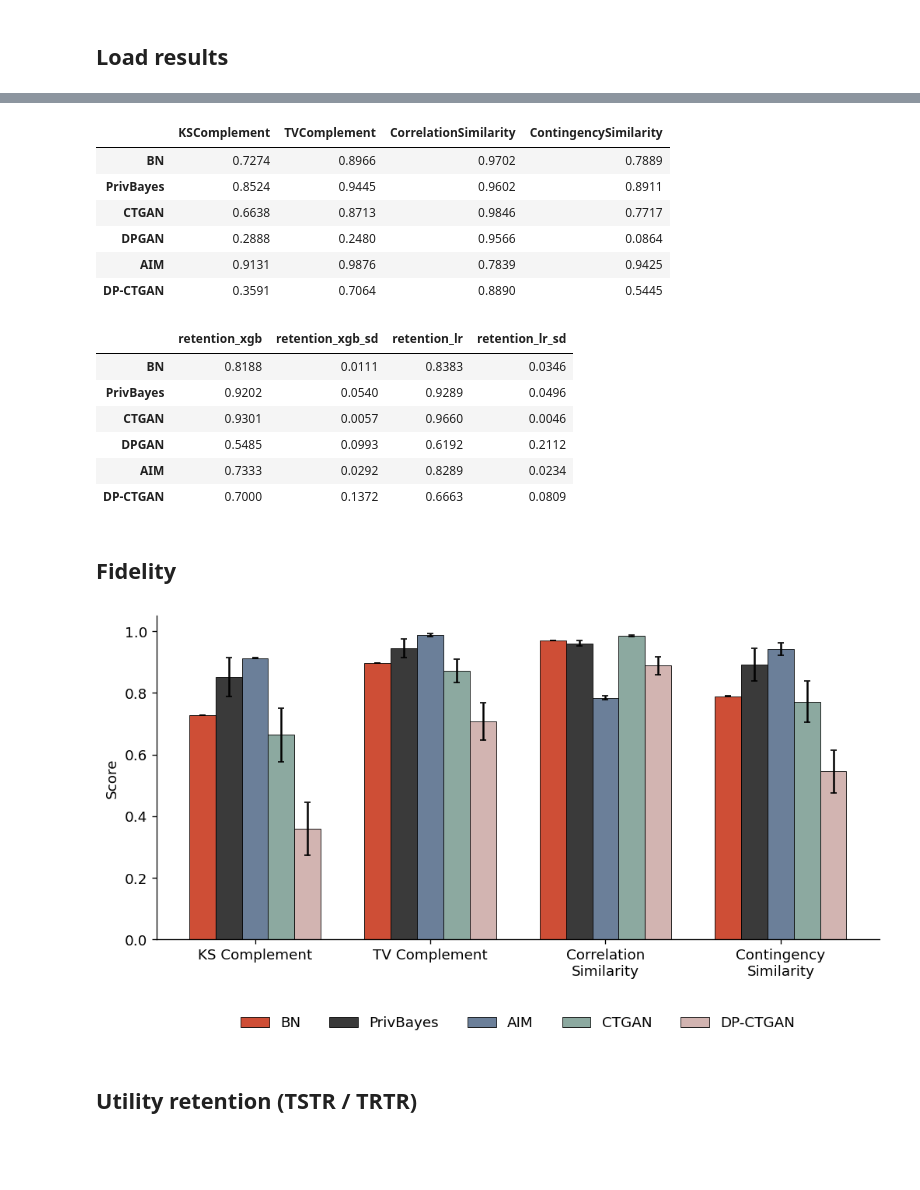
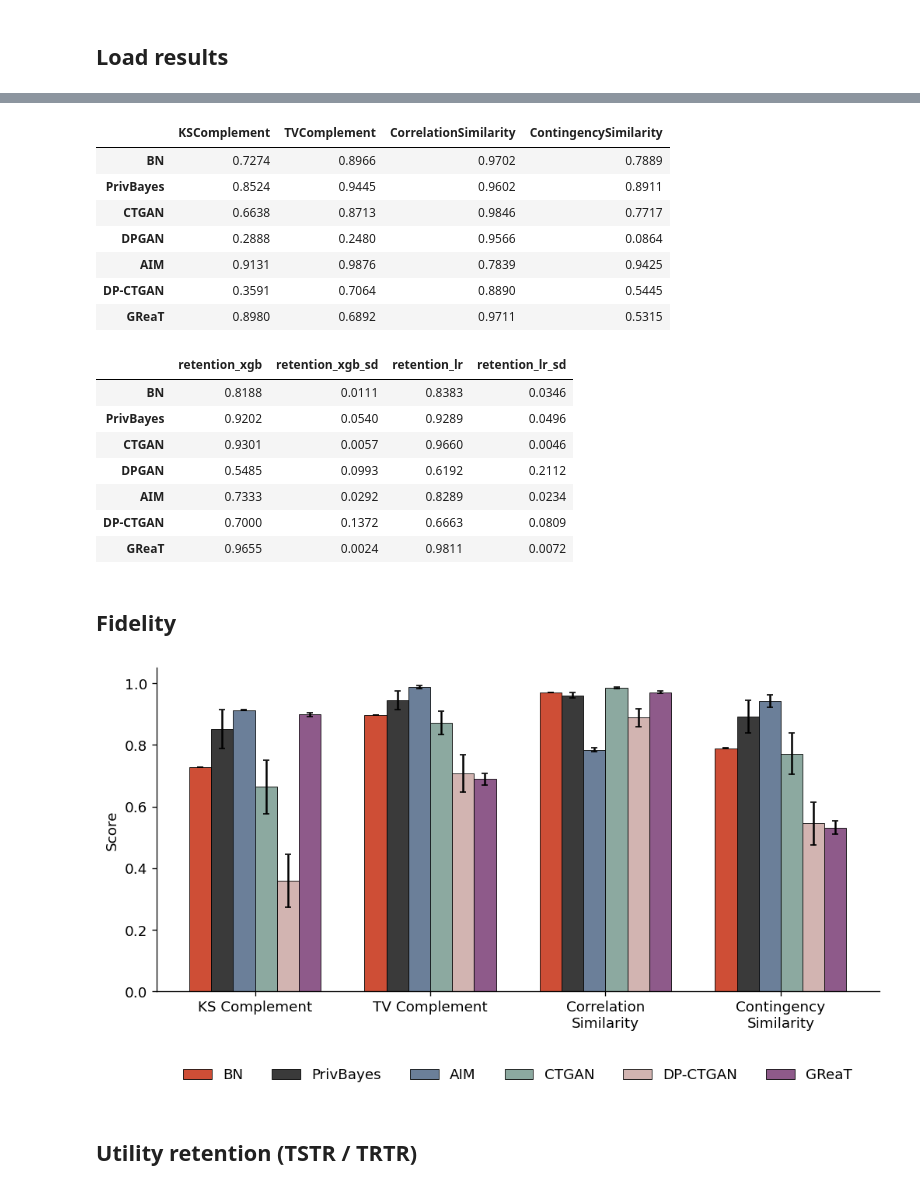
Before and after one commit to oliviapeng26/priv-sdg, a Jupyter notebook: evaluation/fidelity_utility_analysis.ipynb, the cells around one changed output, grey strips where cells are left out. Saved outputs shown, nothing was run; the diff lists cells and outputs as text; code cells hidden in the pictures; blank space fills up the shorter version.

Commit message:
feat: fidelity and utility evaluation for GReaT compared to existing generators

```diff
--- a/evaluation/fidelity_utility_analysis.ipynb
+++ b/evaluation/fidelity_utility_analysis.ipynb
@@ -36,8 +37,11 @@ ORANGE, GREY, TEAL, PINK = "#CE4E36", "#3A3A3A", "#8CA9A0", "#D2B4B1"
 # neither is the limiting pair (see palette note below).
 SLATE = "#6B7F99"
 OCHRE = "#A8763E"
+# 7th slot, GReaT (non-DP, LLM-based). Chosen by eye to sit apart from the other six; NOT
+# dE-checked like the palette note below. The fidelity legend is where identity is colour-only.
+PLUM = "#8E5A8A"
 
-METHOD_ORDER  = ['bayesian_network', 'privbayes', 'ctgan', 'dpgan', 'aim', 'dpctgan']
+METHOD_ORDER  = ['bayesian_network', 'privbayes', 'ctgan', 'dpgan', 'aim', 'dpctgan', 'great']
 METHOD_LABELS = {
     'bayesian_network': 'BN',
     'privbayes':        'PrivBayes',
@@ -45,6 +49,7 @@ METHOD_LABELS = {
     'dpgan':            'DPGAN',
     'aim':              'AIM',
     'dpctgan':          'DP-CTGAN',
+    'great':            'GReaT',
 }
 COLORS = {
     'bayesian_network': ORANGE,
@@ -53,11 +58,13 @@ COLORS = {
     'dpgan':            PINK,
     'aim':              SLATE,
     'dpctgan':          PINK,
+    'great':            PLUM,
 }
 
 # The two SmartNoise generators come from sdg/generate_smartnoise.py and are scored by
 # the same evaluation/eval_{fidelity,utility}.py pass as the four Synthcity ones, on the
 # same 5 seeds against the same held-out split -- so these bars are like-for-like.
+# GReaT (sdg/generate_great.py) goes through the same pass too.
 #
 # One caveat that belongs next to any DP comparison here: the three DP methods do NOT
 # share a delta at eps=1.0. PrivBayes is pure DP (delta=0), AIM runs at delta=1e-9,
@@ -73,7 +80,8 @@ COLORS = {
 #   - the order pairs each DP method with its non-DP counterpart within a family:
 #     statistical first (BN no-DP, PrivBayes DP, AIM DP), then neural (CTGAN no-DP,
 #     DP-CTGAN DP), so a reader compares like with like left to right.
-PLOT_ORDER = ['bayesian_network', 'privbayes', 'aim', 'ctgan', 'dpctgan']
+#   - GReaT goes last: non-DP and LLM-based, so it has no DP counterpart to pair with.
+PLOT_ORDER = ['bayesian_network', 'privbayes', 'aim', 'ctgan', 'dpctgan', 'great']
 
 # Palette note: CTGAN (teal) vs DPGAN (pink) separate by only dE 10.8 in normal vision
 # and 5.9 under protanopia, below the dE 15 / 8 floors. Every chart below also labels
@@ -135,6 +147,7 @@ sdm.round(4)
 | DPGAN | 0.2888 | 0.2480 | 0.9566 | 0.0864 |
 | AIM | 0.9131 | 0.9876 | 0.7839 | 0.9425 |
 | DP-CTGAN | 0.3591 | 0.7064 | 0.8890 | 0.5445 |
+| GReaT | 0.8980 | 0.6892 | 0.9711 | 0.5315 |
 # %%
 # Utility retention = TSTR / TRTR, both scored on the same 5,381-record holdout,
 # so this is a like-for-like ratio. Computed in eval_utility.py; read back here
@@ -154,6 +167,7 @@ ret.round(4)
 | DPGAN | 0.5485 | 0.0993 | 0.6192 | 0.2112 |
 | AIM | 0.7333 | 0.0292 | 0.8289 | 0.0234 |
 | DP-CTGAN | 0.7000 | 0.1372 | 0.6663 | 0.0809 |
+| GReaT | 0.9655 | 0.0024 | 0.9811 | 0.0072 |
 # %% [markdown]
 ## Fidelity
 # %%
@@ -162,35 +176,35 @@ fidelity_labels  = ['KS Complement', 'TV Complement',
                     'Correlation\nSimilarity', 'Contingency\nSimilarity']
 
 x = np.arange(len(fidelity_metrics))
 # The bars span 0.75 of the unit x-step, leaving a 0.25 gap between metric groups --
 # the split is held at 0.75/0.25 whatever PLOT_ORDER's length is. Within a group the
 # centre spacing equals the bar width, so bars stay flush and the comparison that
 # matters -- method against method on one metric -- reads as a single block.
 # The metric groups themselves are unchanged; only which methods appear, and in what
 # order, comes from PLOT_ORDER.
 width = 0.75 / len(PLOT_ORDER)
 fig, ax = plt.subplots(figsize=(10, 4.5))
 
 for i, method in enumerate(PLOT_ORDER):
     label = METHOD_LABELS[method]
     if label not in sdm.index or sdm.loc[label, fidelity_metrics].isna().all():
         continue                      # method not run yet (e.g. AIM, deferred)
     vals = [sdm.loc[label, m] for m in fidelity_metrics]
     errs = [sdm_sd.loc[label, m] for m in fidelity_metrics]
     off = (i - (len(PLOT_ORDER) - 1) / 2) * width
     ax.bar(x + off, vals, width, yerr=errs, capsize=2.5, label=label,
            color=COLORS[method], edgecolor='black', linewidth=0.5)
 
 ax.set_xticks(x); ax.set_xticklabels(fidelity_labels)
 ax.set_ylabel('Score')
 ax.set_ylim(0, 1.05)
 # ax.set_title('Fidelity vs training data — mean $\\pm$ s.d. over 5 runs')
-ax.legend(frameon=False, ncol=5, loc='lower center', bbox_to_anchor=(0.5, -0.32))
+ax.legend(frameon=False, ncol=len(PLOT_ORDER), loc='lower center', bbox_to_anchor=(0.5, -0.32))
 ax.spines[['top', 'right']].set_visible(False)
 plt.savefig(FIGS / 'fidelity_comparison.png', bbox_inches='tight', dpi=150)
 plt.show()
 # %% [output]
-[figure, old version]
+[figure, new version]
 # %% [markdown]
 ## Utility retention (TSTR / TRTR)
 # %%
```
Also changed, not shown: parts of 7 cells of this notebook, 2 other files.
